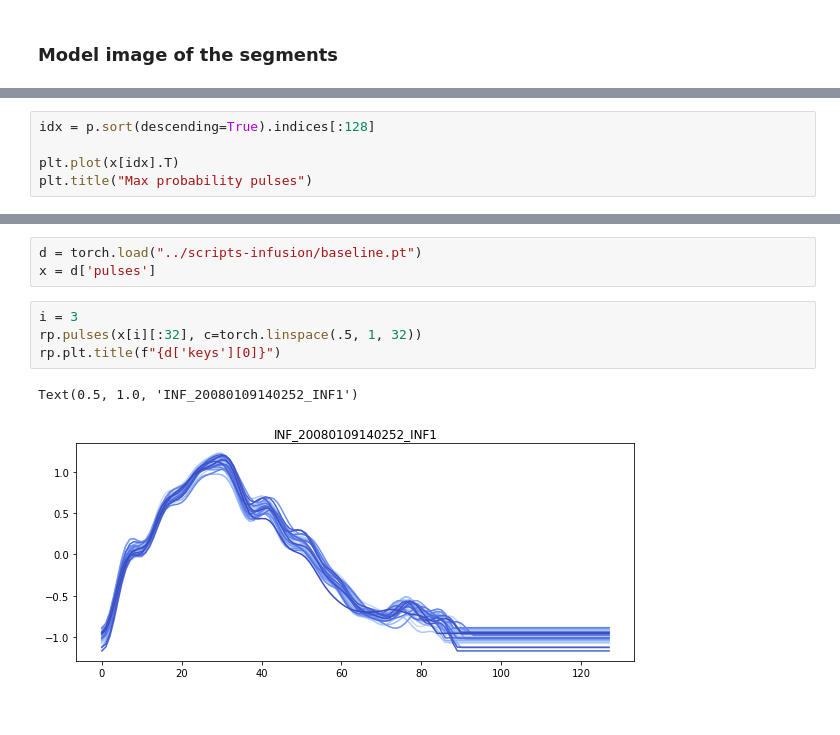
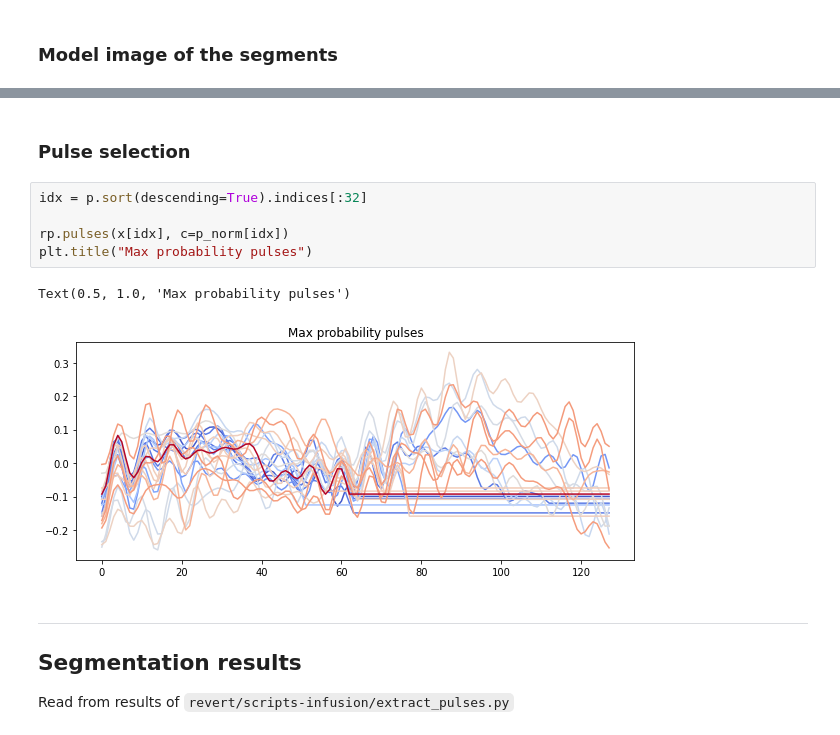
Before and after one commit to opeltre/revert, a Jupyter notebook: notebooks/pulse_extraction.ipynb, the cells around one changed output, grey strips where cells are left out. Drawn from its saved outputs; the diff is of its cells as text.

Commit message:
update pulse_extraction notebook

```diff
--- a/notebooks/pulse_extraction.ipynb
+++ b/notebooks/pulse_extraction.ipynb
@@ -135,5 +149,0 @@ for i, j, cij in zip(troughs[:-1], troughs[1:], color):
-# %%
-idx = p.sort(descending=True).indices[:128]
-
-plt.plot(x[idx].T)
-plt.title("Max probability pulses")
@@ -148,10 +150,15 @@ Read from results of `revert/scripts-infusion/extract_pulses.py`
-# %%
-d = torch.load("../scripts-infusion/baseline.pt")
-x = d['pulses']
-# %%
-i = 3
-rp.pulses(x[i][:32], c=torch.linspace(.5, 1, 32))
-rp.plt.title(f"{d['keys'][0]}")
-# %% [output]
-Text(0.5, 1.0, 'INF_20080109140252_INF1')
-[figure, removed]
+# %% [markdown]
+### Pulse selection
+# %%
+idx = p.sort(descending=True).indices[:32]
+
+rp.pulses(x[idx], c=p_norm[idx])
+plt.title("Max probability pulses")
+# %% [output]
+Text(0.5, 1.0, 'Max probability pulses')
+[figure, added]
+# %% [markdown]
+---
+## Segmentation results
+
+Read from results of `revert/scripts-infusion/extract_pulses.py`
```
Also changed, not shown: parts of 27 cells of this notebook.
